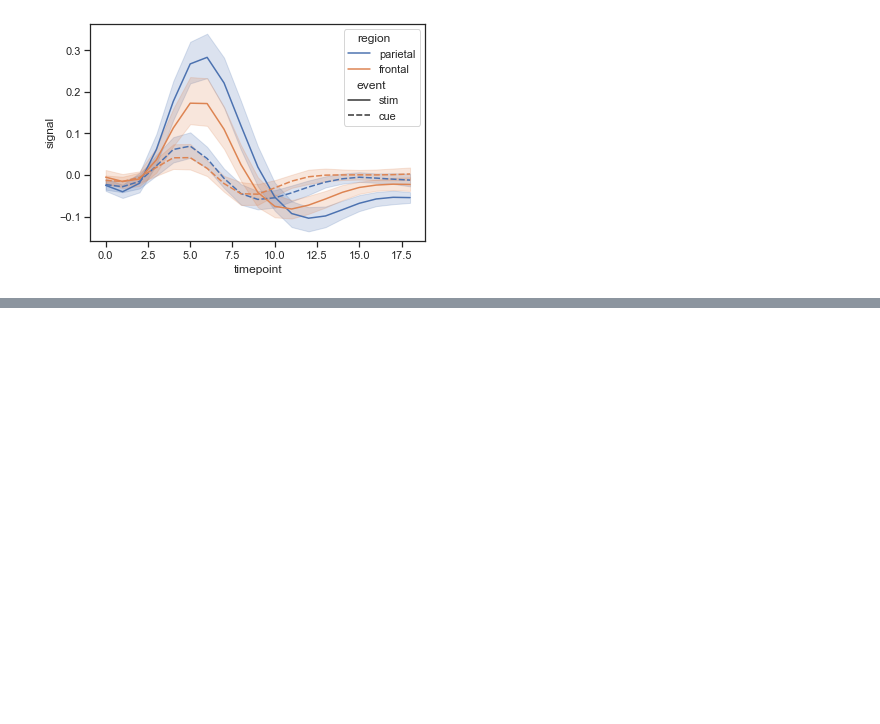
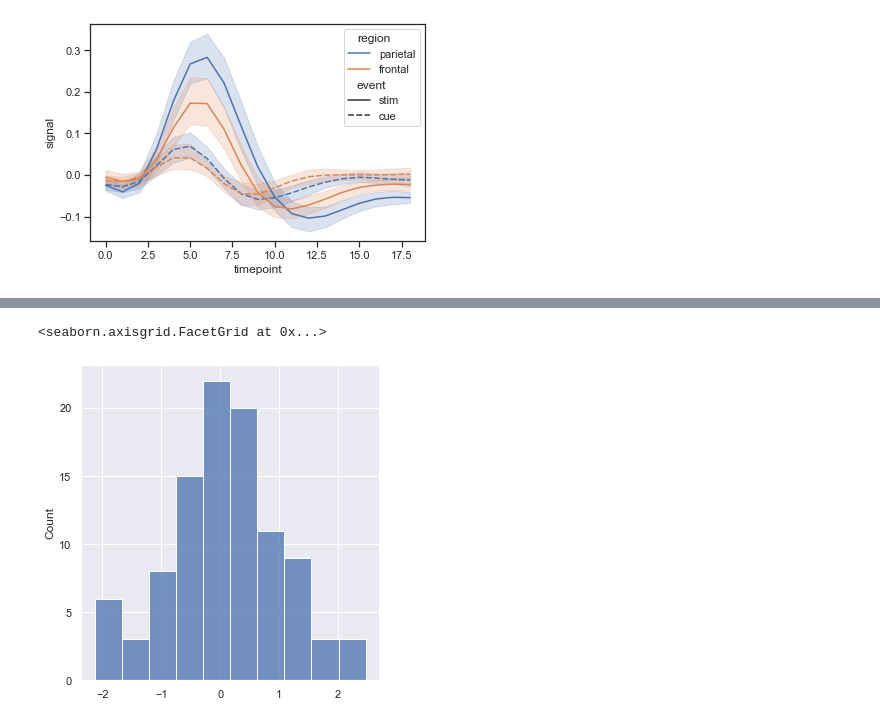
Before and after one commit to anandmukul1701/Data_Science, a Jupyter notebook: Applied AI/M2 - EDA & Data Vizualisation/Live Session Notebooks/Code Walkthrough live.ipynb, the cells around one changed output, grey strips where cells are left out. Drawn from its saved outputs; the diff is of its cells as text; code cells hidden in the pictures; blank space fills up the shorter version.

```diff
--- a/Applied AI/M2 - EDA & Data Vizualisation/Live Session Notebooks/Code Walkthrough live.ipynb
+++ b/Applied AI/M2 - EDA & Data Vizualisation/Live Session Notebooks/Code Walkthrough live.ipynb
@@ -190,0 +214,8 @@ ax = sns.lineplot(data=fmri, x='timepoint', y='signal', hue='region',style='even
+# %%
+sns.set()
+np.random.seed(10)
+x = np.random.randn(100)
+sns.displot(x)
+# %% [output]
+<seaborn.axisgrid.FacetGrid at 0x...>
+[figure, added]
```
Also changed, not shown: parts of 8 cells of this notebook.
